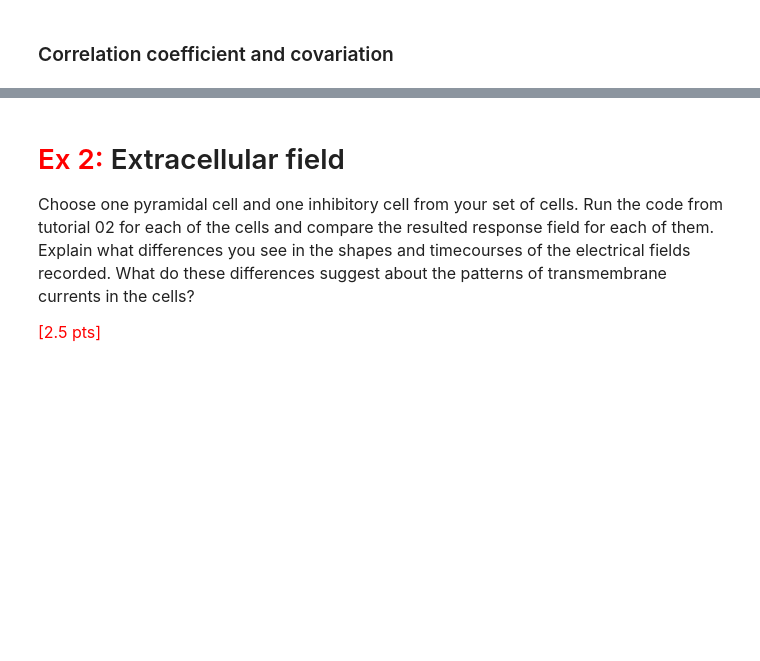
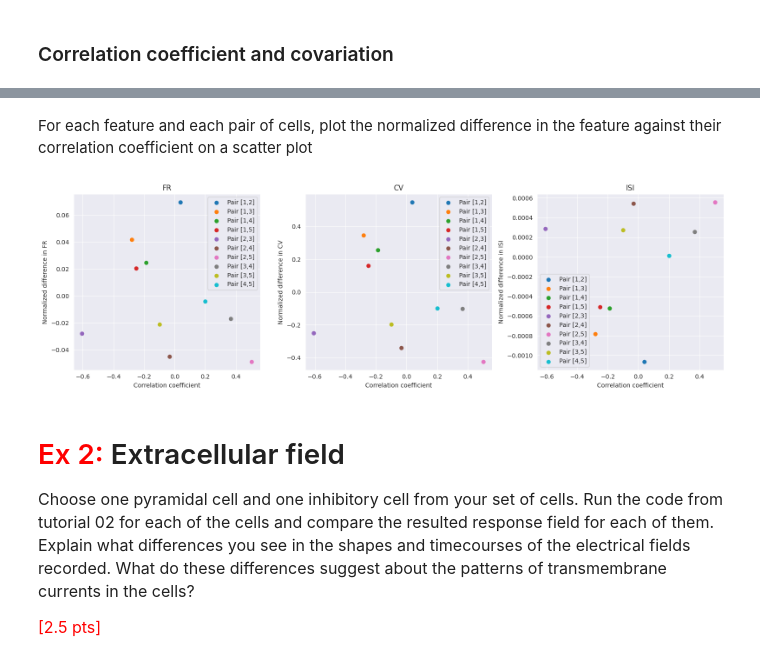
Before and after one commit to ejayromero/biophysics-NX-450, a Jupyter notebook: Week_12/Week12_HomeWork.ipynb, the cells around one changed output, grey strips where cells are left out. Drawn from its saved outputs; the diff is of its cells as text; code cells hidden in the pictures; blank space fills up the shorter version.

```diff
--- a/Week_12/Week12_HomeWork.ipynb
+++ b/Week_12/Week12_HomeWork.ipynb
@@ -443,3 +479,42 @@ plt.show()
+# %% [markdown]
+For each feature and each pair of cells, plot the normalized difference in the feature against their correlation coefficient on a scatter plot
+# %%
+features = ["FR", "CV", "ISI"]
+fig, ax = plt.subplots(1, len(features), figsize=(16, 5))
+for n, feature in enumerate(features):
+    if feature == "ISI":
+        isi_data = values["ISI"]
+
+        # Perform L1 normalization
+        l1_norm = np.linalg.norm(isi_data, 1, keepdims=True)
+        l1_normalized_matrix = isi_data / l1_norm
+        isi_data = np.array_split(l1_normalized_matrix, 5)
+
+        for i, j in itertools.combinations(range(len(isi_data)), 2):
+            # mean difference to have 1 value
+            diff = np.mean(isi_data[i]) - np.mean(isi_data[j])
+            ax[n].scatter(
+                cc[i, j],
+                diff,
+                label = f"Pair [{i+1},{j+1}]"
+            )
+    else:
+        for i, j in itertools.combinations(range(len(values[feature])), 2):
+            ax[n].scatter(
+                cc[i, j],
+                (values[feature][i] - values[feature][j])
+                / (values[feature][i] + values[feature][j]),
+                label = f"Pair [{i+1},{j+1}]"
+            )
+    ax[n].set_xlabel("Correlation coefficient")
+    ax[n].set_ylabel("Normalized difference in " + feature)
+    ax[n].set_title(feature)
+    ax[n].legend()
+
+plt.tight_layout()
+plt.show()
+# %% [output]
+[figure, added]
 # %% [markdown]
 # <font color= 'red'>Ex 2:</font> Extracellular field
 
```
Also changed, not shown: parts of 9 cells of this notebook.
